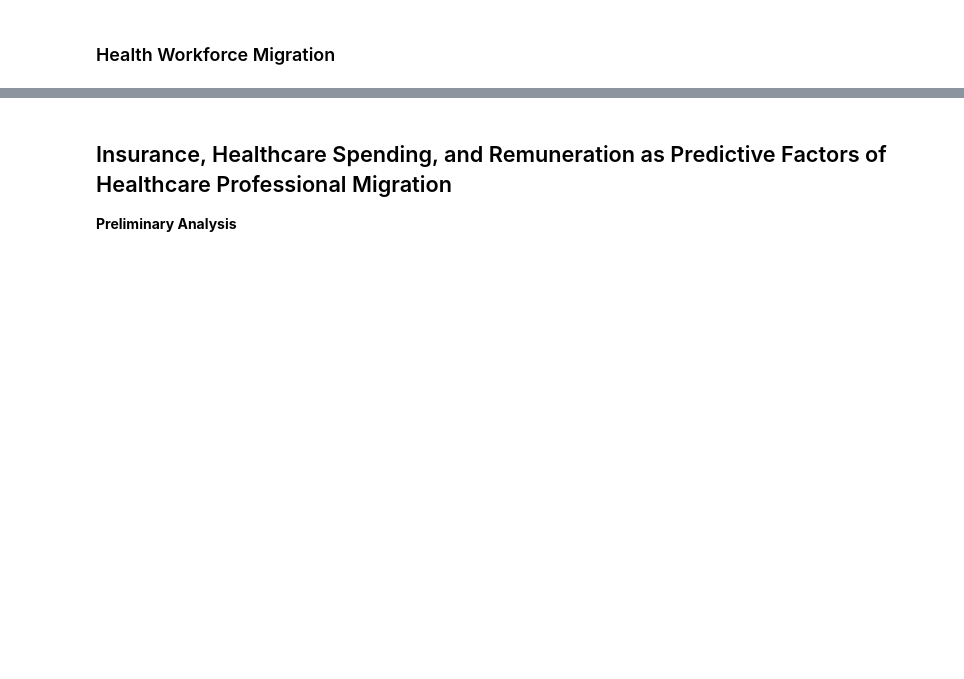
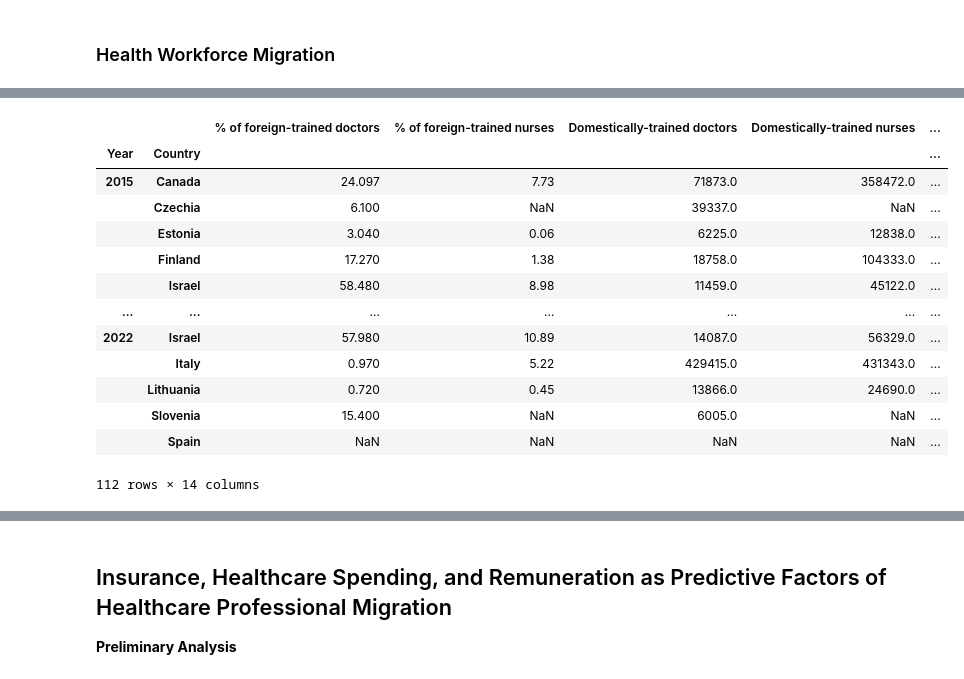
Before and after one commit to wren17/ECON323-Project, a Jupyter notebook: ECON323-FinalProject.ipynb, the cells around one changed output, grey strips where cells are left out. Saved outputs shown, nothing was run; the diff lists cells and outputs as text; code cells hidden in the pictures; blank space fills up the shorter version.

```diff
--- a/ECON323-FinalProject.ipynb
+++ b/ECON323-FinalProject.ipynb
@@ -215,0 +198,17 @@ summary_imm_doc.plot.bar()
+# %%
+worker_migr_2_filtered
+# %% [output]
+|  |  | % of foreign-trained doctors | % of foreign-trained nurses | Domestically-trained doctors | Domestically-trained nurses | ... |
+| Year | Country |  |  |  |  | ... |
+| 2015 | Canada | 24.097 | 7.73 | 71873.0 | 358472.0 | ... |
+|  | Czechia | 6.100 | NaN | 39337.0 | NaN | ... |
+|  | Estonia | 3.040 | 0.06 | 6225.0 | 12838.0 | ... |
+|  | Finland | 17.270 | 1.38 | 18758.0 | 104333.0 | ... |
+|  | Israel | 58.480 | 8.98 | 11459.0 | 45122.0 | ... |
+| ... | ... | ... | ... | ... | ... | ... |
+| 2022 | Israel | 57.980 | 10.89 | 14087.0 | 56329.0 | ... |
+|  | Italy | 0.970 | 5.22 | 429415.0 | 431343.0 | ... |
+|  | Lithuania | 0.720 | 0.45 | 13866.0 | 24690.0 | ... |
+|  | Slovenia | 15.400 | NaN | 6005.0 | NaN | ... |
+|  | Spain | NaN | NaN | NaN | NaN | ... |
+112 rows × 14 columns
```
Also changed, not shown: parts of 10 cells of this notebook.
